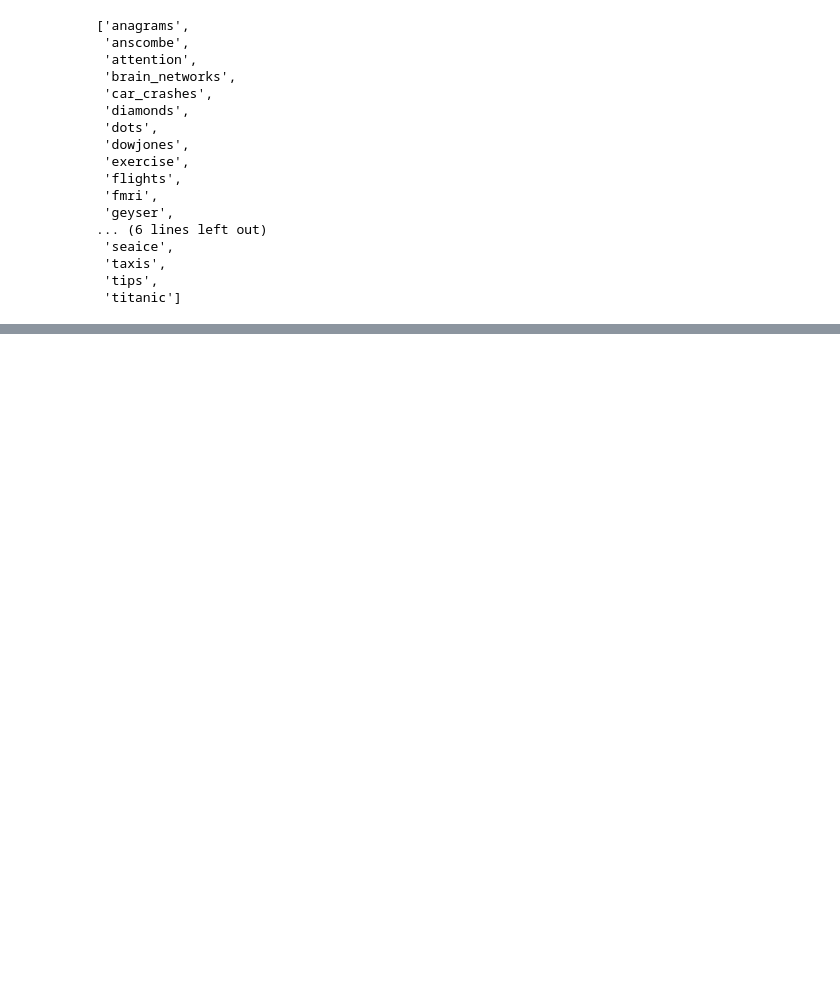
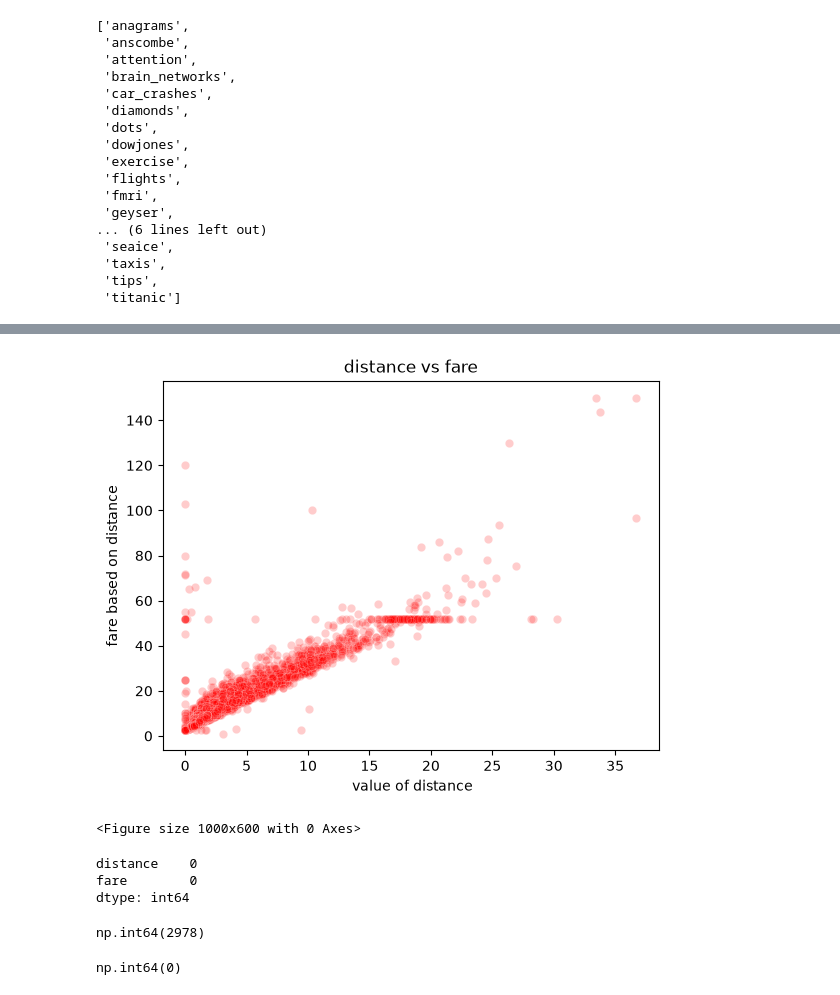
Before and after one commit to rabeyabasri05/fare_prediction, a Jupyter notebook: fare_prediction.ipynb, the cells around one changed output, grey strips where cells are left out. Drawn from its saved outputs; the diff is of its cells as text; code cells hidden in the pictures; blank space fills up the shorter version.

```diff
--- a/fare_prediction.ipynb
+++ b/fare_prediction.ipynb
@@ -34,0 +39,3 @@ df.head()
+# %%
+df = df[["distance", "fare"]]
+df
@@ -34,0 +56,25 @@ df.head()
+# %%
+sns.scatterplot(x= df["distance"],y = df["fare"],color = "red",alpha = 0.2)
+plt.title("distance vs fare")
+plt.xlabel(" value of distance")
+plt.ylabel("fare based on distance")
+plt.figure(figsize=(10,6))
+plt.show()
+# %% [output]
+[figure, added]
+<Figure size 1000x600 with 0 Axes>
+# %%
+df.isna().sum()
+# %% [output]
+distance    0
+fare        0
+dtype: int64
+# %%
+df.duplicated().sum()
+# %% [output]
+np.int64(2978)
+# %%
+df = df.drop_duplicates()
+df.duplicated().sum()
+# %% [output]
+np.int64(0)
```
Also changed, not shown: parts of 15 cells of this notebook.
